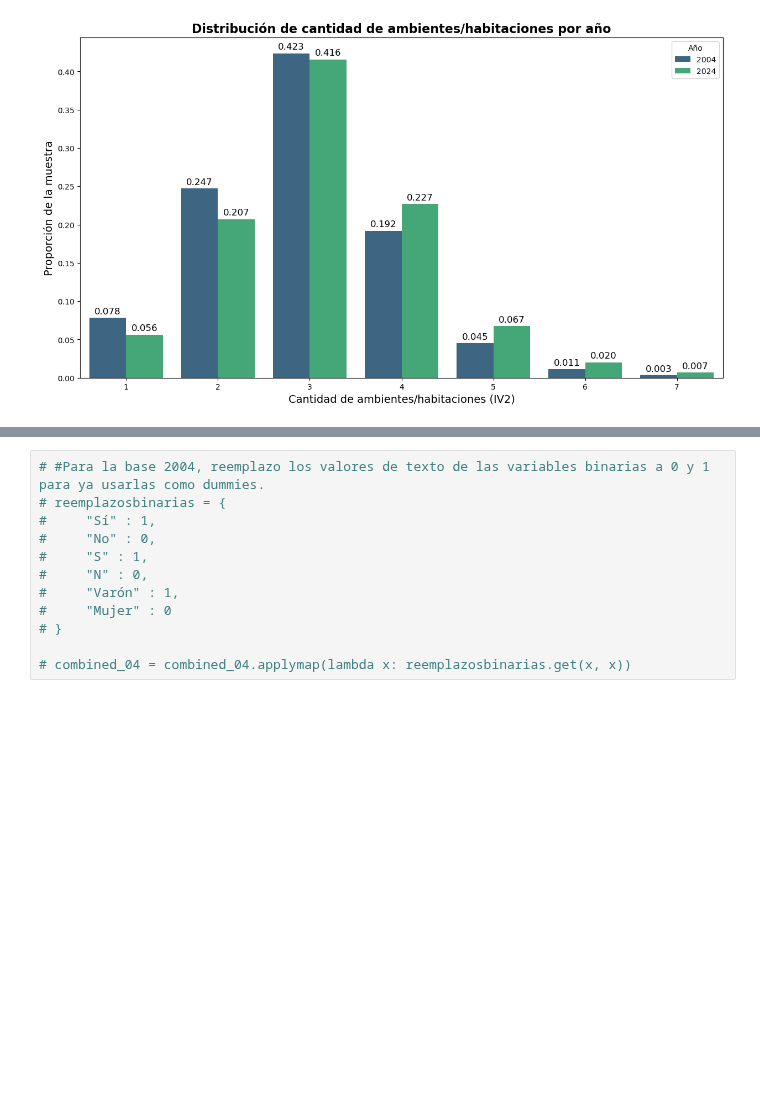
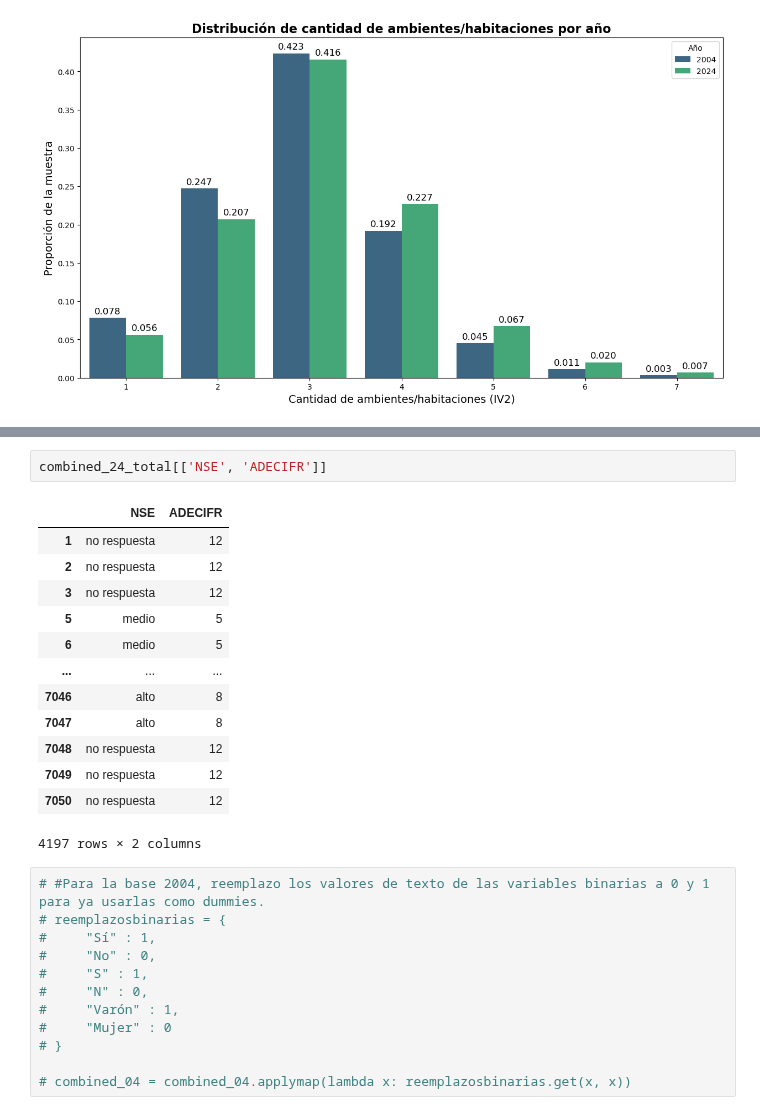
Before and after one commit to maggiecobb/CC408-T1-5, a Jupyter notebook: TP 4/TP 4.ipynb, the cells around one changed output, grey strips where cells are left out. Saved outputs shown, nothing was run; the diff lists cells and outputs as text; blank space fills up the shorter version.

```diff
--- a/TP 4/TP 4.ipynb
+++ b/TP 4/TP 4.ipynb
@@ -814,3 +879,19 @@ plt.show()
+# %%
+combined_24_total[['NSE', 'ADECIFR']]
+# %% [output]
+|  | NSE | ADECIFR |
+| 1 | no respuesta | 12 |
+| 2 | no respuesta | 12 |
+| 3 | no respuesta | 12 |
+| 5 | medio | 5 |
+| 6 | medio | 5 |
+| ... | ... | ... |
+| 7046 | alto | 8 |
+| 7047 | alto | 8 |
+| 7048 | no respuesta | 12 |
+| 7049 | no respuesta | 12 |
+| 7050 | no respuesta | 12 |
+4197 rows × 2 columns
 # %%
 # #Para la base 2004, reemplazo los valores de texto de las variables binarias a 0 y 1 para ya usarlas como dummies.
 # reemplazosbinarias = {
```
Also changed, not shown: parts of 4 cells of this notebook.
